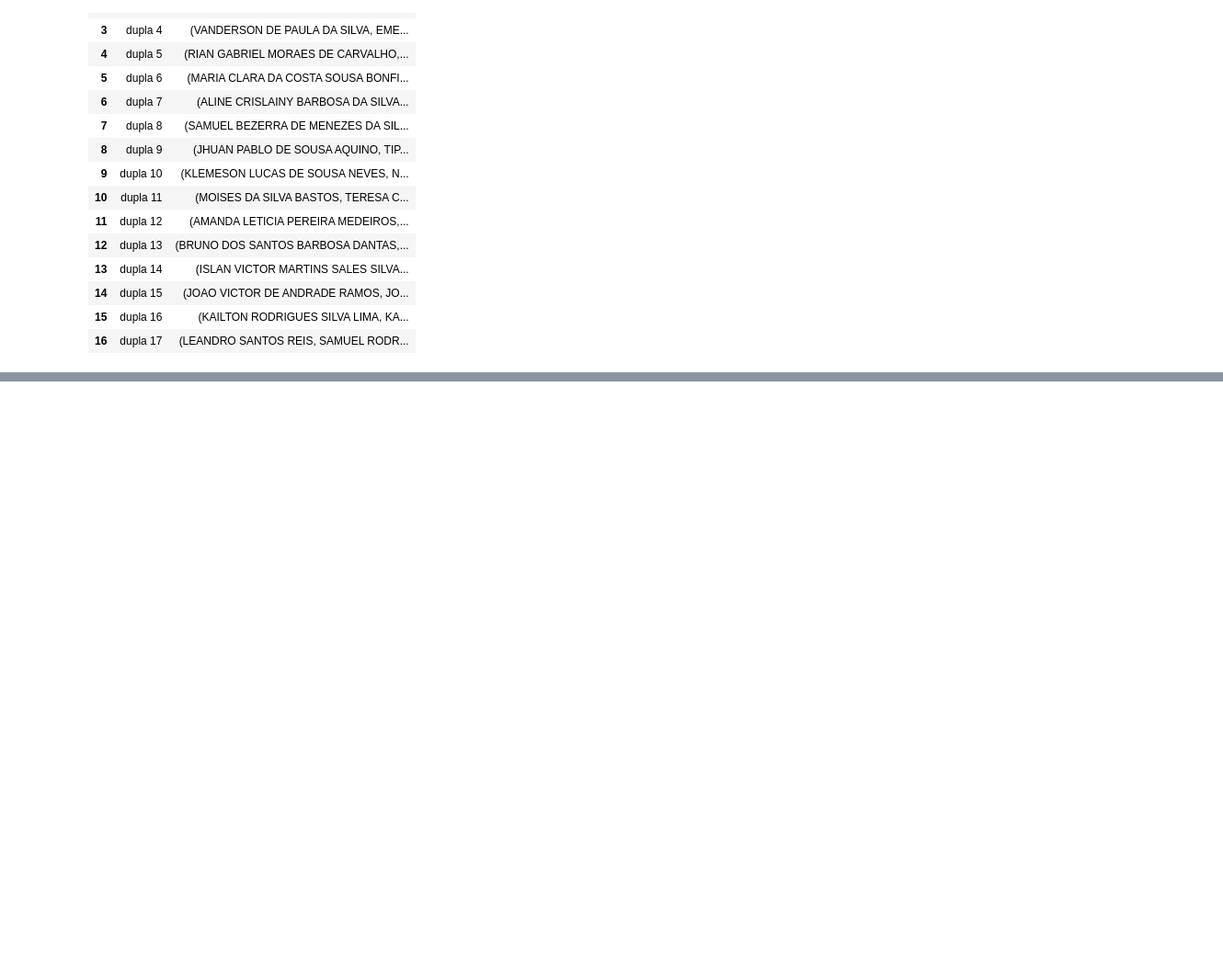
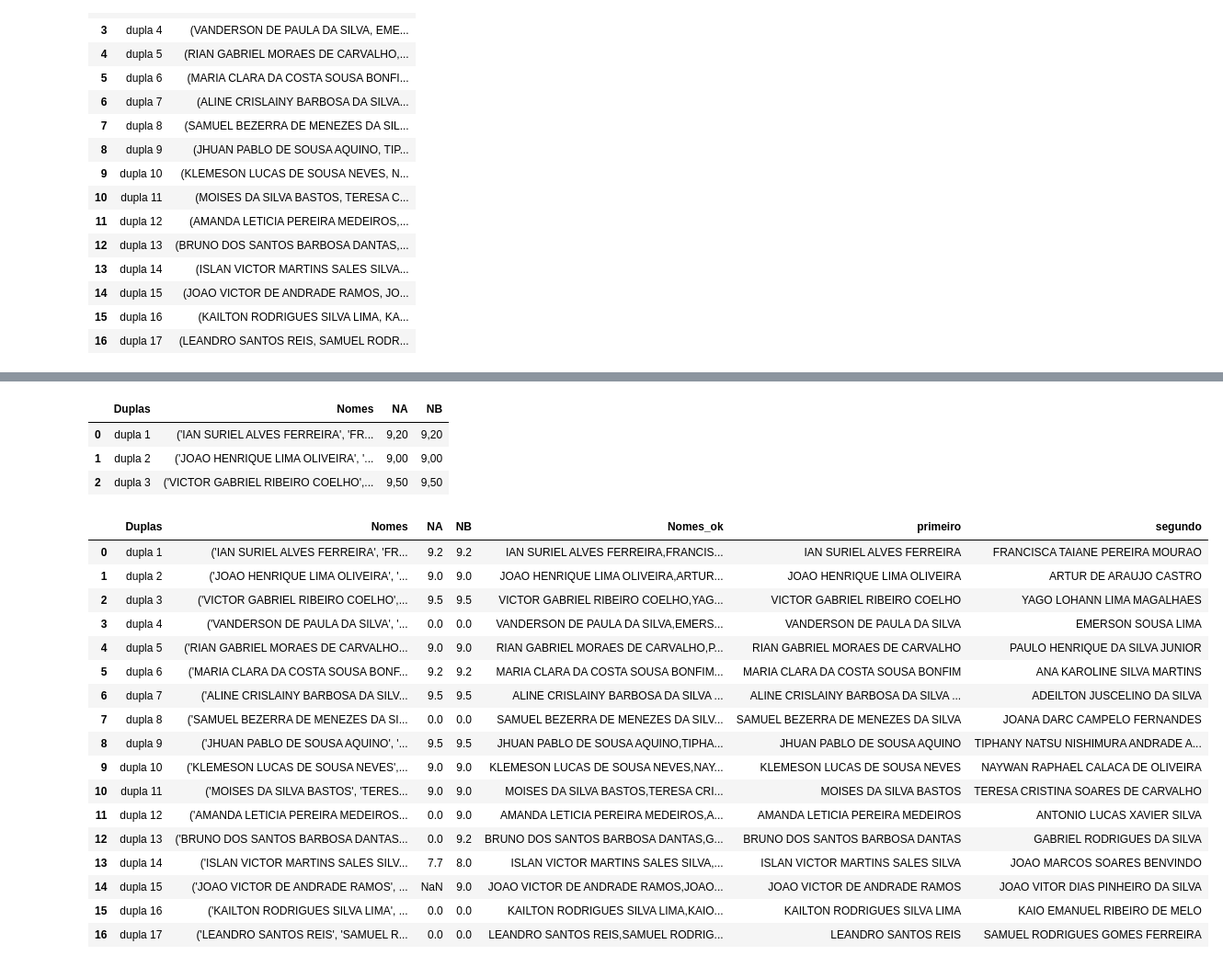
Before and after one commit to armandossrecife/teste, a Jupyter notebook: relacao_duplas_pe.ipynb, the cells around one changed output, grey strips where cells are left out. Shown: that part at 92% size. Cells and saved outputs as stored; diff of their text form; code cells hidden in the pictures; blank space fills up the shorter version.

```diff
--- a/relacao_duplas_pe.ipynb
+++ b/relacao_duplas_pe.ipynb
@@ -98,0 +111,58 @@ df_duplas_pe
+# %%
+df_duplas_3av = pd.read_csv('duplaspe.csv', sep=';')
+df_duplas_3av.head(3)
+# %% [output]
+|  | Duplas | Nomes | NA | NB |
+| 0 | dupla 1 | ('IAN SURIEL ALVES FERREIRA', 'FR... | 9,20 | 9,20 |
+| 1 | dupla 2 | ('JOAO HENRIQUE LIMA OLIVEIRA', '... | 9,00 | 9,00 |
+| 2 | dupla 3 | ('VICTOR GABRIEL RIBEIRO COELHO',... | 9,50 | 9,50 |
+# %%
+def my_float(valor):
+  if '?' not in valor:
+    valor = valor.replace(',', '.')
+    valor = float(valor)
+  else:
+    valor = None
+  return valor
+
+def remove_sinais(valor):
+  valor = valor.replace('(', '')
+  valor = valor.replace(')', '')
+  valor = valor.replace(" '", "")
+  valor = valor.replace("'", "")
+  return valor
+
+def primeiro(valor):
+  lista = valor.split(",")
+  return lista[0]
+
+def segundo(valor):
+  lista = valor.split(",")
+  return lista[1]
+# %%
+df_duplas_3av['NA'] = df_duplas_3av['NA'].apply(lambda x:my_float(x))
+df_duplas_3av['NB'] = df_duplas_3av['NB'].apply(lambda x:my_float(x))
+df_duplas_3av['Nomes_ok'] = df_duplas_3av['Nomes'].apply(lambda x:remove_sinais(x))
+df_duplas_3av['primeiro'] = df_duplas_3av['Nomes_ok'].apply(lambda x:primeiro(x))
+df_duplas_3av['segundo'] = df_duplas_3av['Nomes_ok'].apply(lambda x:segundo(x))
+# %%
+df_duplas_3av
+# %% [output]
+|  | Duplas | Nomes | NA | NB | Nomes_ok | primeiro | segundo |
+| 0 | dupla 1 | ('IAN SURIEL ALVES FERREIRA', 'FR... | 9.2 | 9.2 | IAN SURIEL ALVES FERREIRA,FRANCIS... | IAN SURIEL ALVES FERREIRA | FRANCISCA TAIANE PEREIRA MOURAO |
+| 1 | dupla 2 | ('JOAO HENRIQUE LIMA OLIVEIRA', '... | 9.0 | 9.0 | JOAO HENRIQUE LIMA OLIVEIRA,ARTUR... | JOAO HENRIQUE LIMA OLIVEIRA | ARTUR DE ARAUJO CASTRO |
+| 2 | dupla 3 | ('VICTOR GABRIEL RIBEIRO COELHO',... | 9.5 | 9.5 | VICTOR GABRIEL RIBEIRO COELHO,YAG... | VICTOR GABRIEL RIBEIRO COELHO | YAGO LOHANN LIMA MAGALHAES |
+| 3 | dupla 4 | ('VANDERSON DE PAULA DA SILVA', '... | 0.0 | 0.0 | VANDERSON DE PAULA DA SILVA,EMERS... | VANDERSON DE PAULA DA SILVA | EMERSON SOUSA LIMA |
+| 4 | dupla 5 | ('RIAN GABRIEL MORAES DE CARVALHO... | 9.0 | 9.0 | RIAN GABRIEL MORAES DE CARVALHO,P... | RIAN GABRIEL MORAES DE CARVALHO | PAULO HENRIQUE DA SILVA JUNIOR |
+| 5 | dupla 6 | ('MARIA CLARA DA COSTA SOUSA BONF... | 9.2 | 9.2 | MARIA CLARA DA COSTA SOUSA BONFIM... | MARIA CLARA DA COSTA SOUSA BONFIM | ANA KAROLINE SILVA MARTINS |
+| 6 | dupla 7 | ('ALINE CRISLAINY BARBOSA DA SILV... | 9.5 | 9.5 | ALINE CRISLAINY BARBOSA DA SILVA ... | ALINE CRISLAINY BARBOSA DA SILVA ... | ADEILTON JUSCELINO DA SILVA |
+| 7 | dupla 8 | ('SAMUEL BEZERRA DE MENEZES DA SI... | 0.0 | 0.0 | SAMUEL BEZERRA DE MENEZES DA SILV... | SAMUEL BEZERRA DE MENEZES DA SILVA | JOANA DARC CAMPELO FERNANDES |
+| 8 | dupla 9 | ('JHUAN PABLO DE SOUSA AQUINO', '... | 9.5 | 9.5 | JHUAN PABLO DE SOUSA AQUINO,TIPHA... | JHUAN PABLO DE SOUSA AQUINO | TIPHANY NATSU NISHIMURA ANDRADE A... |
+| 9 | dupla 10 | ('KLEMESON LUCAS DE SOUSA NEVES',... | 9.0 | 9.0 | KLEMESON LUCAS DE SOUSA NEVES,NAY... | KLEMESON LUCAS DE SOUSA NEVES | NAYWAN RAPHAEL CALACA DE OLIVEIRA |
+| 10 | dupla 11 | ('MOISES DA SILVA BASTOS', 'TERES... | 9.0 | 9.0 | MOISES DA SILVA BASTOS,TERESA CRI... | MOISES DA SILVA BASTOS | TERESA CRISTINA SOARES DE CARVALHO |
+| 11 | dupla 12 | ('AMANDA LETICIA PEREIRA MEDEIROS... | 0.0 | 9.0 | AMANDA LETICIA PEREIRA MEDEIROS,A... | AMANDA LETICIA PEREIRA MEDEIROS | ANTONIO LUCAS XAVIER SILVA |
+| 12 | dupla 13 | ('BRUNO DOS SANTOS BARBOSA DANTAS... | 0.0 | 9.2 | BRUNO DOS SANTOS BARBOSA DANTAS,G... | BRUNO DOS SANTOS BARBOSA DANTAS | GABRIEL RODRIGUES DA SILVA |
+| 13 | dupla 14 | ('ISLAN VICTOR MARTINS SALES SILV... | 7.7 | 8.0 | ISLAN VICTOR MARTINS SALES SILVA,... | ISLAN VICTOR MARTINS SALES SILVA | JOAO MARCOS SOARES BENVINDO |
+| 14 | dupla 15 | ('JOAO VICTOR DE ANDRADE RAMOS', ... | NaN | 9.0 | JOAO VICTOR DE ANDRADE RAMOS,JOAO... | JOAO VICTOR DE ANDRADE RAMOS | JOAO VITOR DIAS PINHEIRO DA SILVA |
+| 15 | dupla 16 | ('KAILTON RODRIGUES SILVA LIMA', ... | 0.0 | 0.0 | KAILTON RODRIGUES SILVA LIMA,KAIO... | KAILTON RODRIGUES SILVA LIMA | KAIO EMANUEL RIBEIRO DE MELO |
+| 16 | dupla 17 | ('LEANDRO SANTOS REIS', 'SAMUEL R... | 0.0 | 0.0 | LEANDRO SANTOS REIS,SAMUEL RODRIG... | LEANDRO SANTOS REIS | SAMUEL RODRIGUES GOMES FERREIRA |
```
Also changed, not shown: parts of 10 cells of this notebook.
